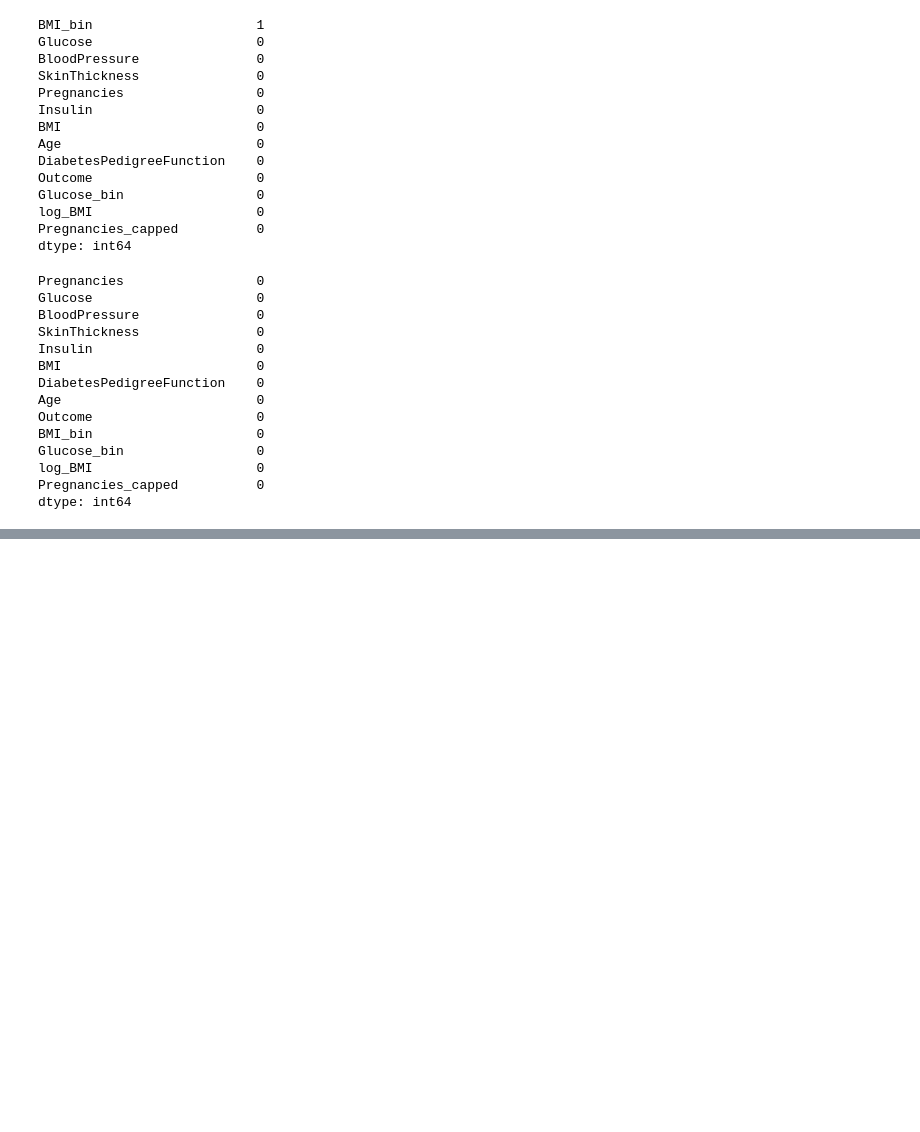
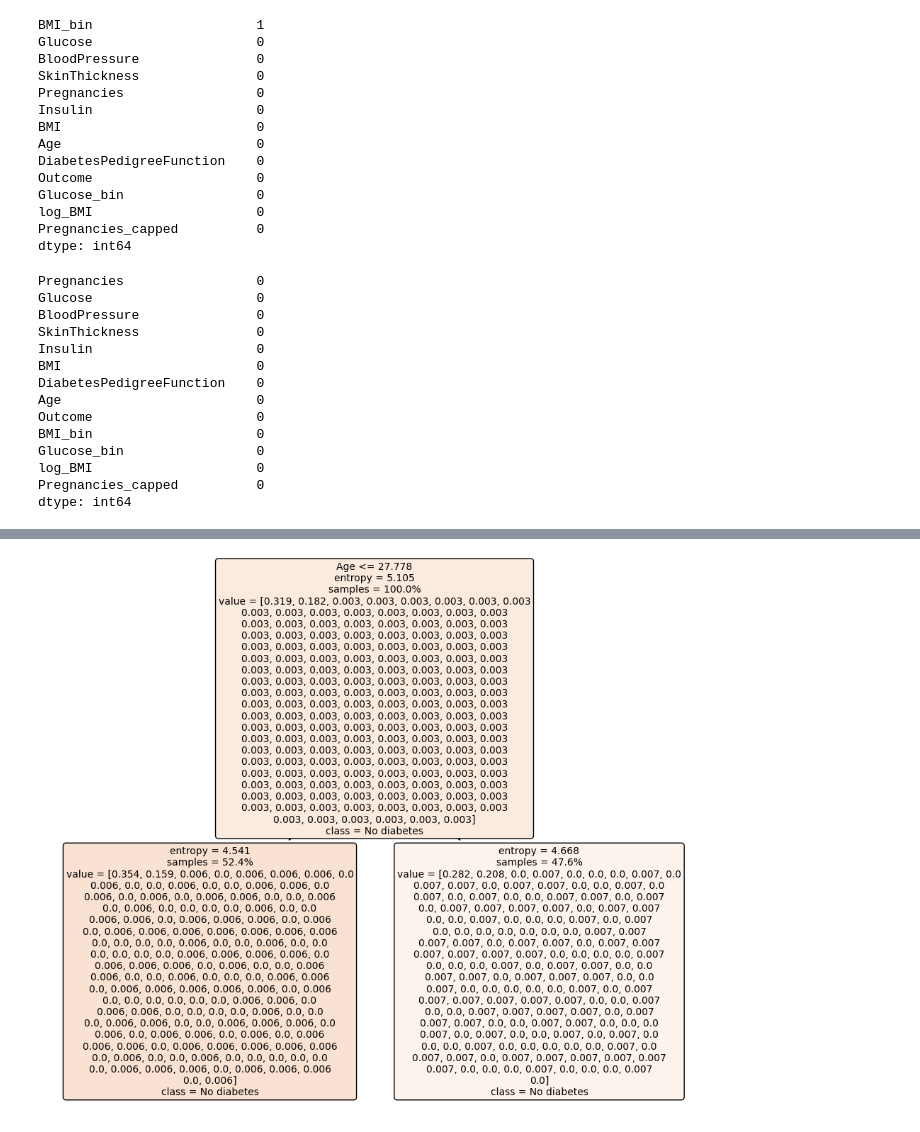
Before and after one commit to 4GeeksAcademy/DecissionTree_cafedemanha94-25, a Jupyter notebook: src/explore.ipynb, the cells around one changed output, grey strips where cells are left out. Saved outputs shown, nothing was run; the diff lists cells and outputs as text; code cells hidden in the pictures; blank space fills up the shorter version.

```diff
--- a/src/explore.ipynb
+++ b/src/explore.ipynb
@@ -697,0 +679,3 @@ dump(model, open("decision_tree_regressor_default_42.sav", "wb"))
+# %%
+train_dfs = [df.drop(columns=["Unnamed: 0"]) if "Unnamed: 0" in df.columns else df for df in train_dfs]
+test_dfs  = [df.drop(columns=["Unnamed: 0"]) if "Unnamed: 0" in df.columns else df for df in test_dfs]
@@ -697,0 +724,7 @@ dump(model, open("decision_tree_regressor_default_42.sav", "wb"))
+# %%
+model = DecisionTreeClassifier(random_state = 42)
+model.fit(train_df, y_sub)
+y_pred = model.predict(test_dfs[0])
+
+base_accuracy = accuracy_score(y_test, y_pred)
+print(f" The base_accuracy is: {base_accuracy}")
@@ -697,0 +733,4 @@ dump(model, open("decision_tree_regressor_default_42.sav", "wb"))
+# %%
+grid = GridSearchCV(model, hyperparams, scoring="accuracy", cv=8)
+
+model_grid = grid.fit(train_df, y_sub)
@@ -697,0 +743,17 @@ dump(model, open("decision_tree_regressor_default_42.sav", "wb"))
+# %%
+best_tree = model_grid.best_estimator_
+# We define the parameters that we want to adjust by hand
+hyperparams = {
+    "criterion": ["entropy", "gini"], # 'gini' es generalmente más rápido, mientras que, 'entropy' puede ser preferible si se busca una medida basada en la información
+    "max_depth": [8, 10, 12, 14, 16], # Significa que el árbol no tendrá más de 12 niveles. Valor mayor = complejo / Valor menor = simplificado.
+    "random_state": [42], # To obtain a deterministic behaviour during fitting, random_state has to be fixed to an integer.
+    "splitter": ["best", "random"], # The strategy used to choose the split at each node
+        # 'best' (elige la mejor división) tiende a dar un rendimiento más alto
+        # &
+        # 'random' (elige una división aleatoria) puede ser más rápido y útil para modelos como Random Forest.
+    "min_weight_fraction_leaf": [0.085, 0.09, 0.095, 0.1, 0.15, 0.2]
+}
+
+# We initialize the grid
+grid = GridSearchCV(model, hyperparams, scoring = "accuracy", cv = 8)
+grid
@@ -697,0 +840,16 @@ dump(model, open("decision_tree_regressor_default_42.sav", "wb"))
+# %%
+plt.figure(figsize=(12,10))
+
+plot_tree(
+    best_tree,
+    feature_names=train_dfs[0].columns,
+    class_names=["No diabetes", "Diabetes"],
+    filled=True,
+    rounded=True,
+    proportion=True,
+    fontsize=10
+)
+
+plt.show()
+# %% [output]
+[figure, added]
```
Also changed, not shown: parts of 42 cells of this notebook, 7 other files.
